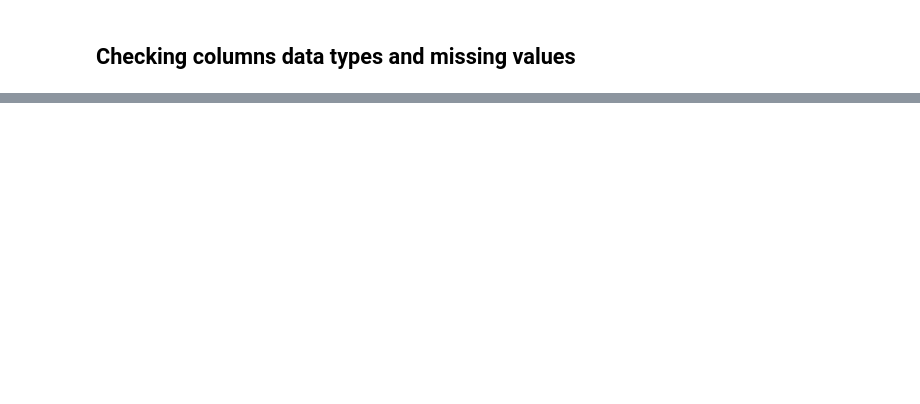
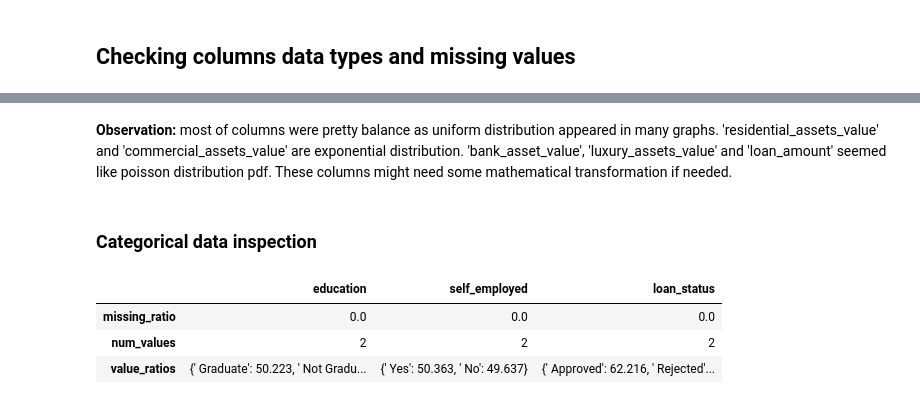
Before and after one commit to conga00/loan_approval, a Jupyter notebook: Notebooks/1.0 Preprocessing.ipynb, the cells around one changed output, grey strips where cells are left out. Cells and saved outputs as stored; diff of their text form; code cells hidden in the pictures; blank space fills up the shorter version.

```diff
--- a/Notebooks/1.0 Preprocessing.ipynb
+++ b/Notebooks/1.0 Preprocessing.ipynb
@@ -165,0 +205,28 @@ memory usage: 433.7+ KB
+# %% [markdown]
+**Observation:** most of columns were pretty balance as uniform distribution appeared in many graphs. 'residential_assets_value' and 'commercial_assets_value' are exponential distribution. 'bank_asset_value', 'luxury_assets_value' and 'loan_amount' seemed like poisson distribution pdf. These columns might need some mathematical transformation if needed.
+# %% [markdown]
+### Categorical data inspection
+# %%
+cat_data = raw_data.select_dtypes(include='object')
+
+def missing_ratio(s):
+    return (s.isna().mean() * 100).round(3)
+
+def num_values(s):
+    s = s.str.split(';')
+    s = s.explode()
+    return len(s.value_counts())
+
+def value_ratios(s):
+    s = s.str.split(';')
+    s = s.explode()
+    totalCount = (~s.isna()).sum()
+    return ((s.value_counts()/totalCount*100).round(3)).to_dict()
+
+cat_data_info = cat_data.agg([missing_ratio, num_values, value_ratios])
+cat_data_info
+# %% [output]
+|  | education | self_employed | loan_status |
+| missing_ratio | 0.0 | 0.0 | 0.0 |
+| num_values | 2 | 2 | 2 |
+| value_ratios | {' Graduate': 50.223, ' Not Gradu... | {' Yes': 50.363, ' No': 49.637} | {' Approved': 62.216, ' Rejected'... |
```
Also changed, not shown: parts of 8 cells of this notebook.
